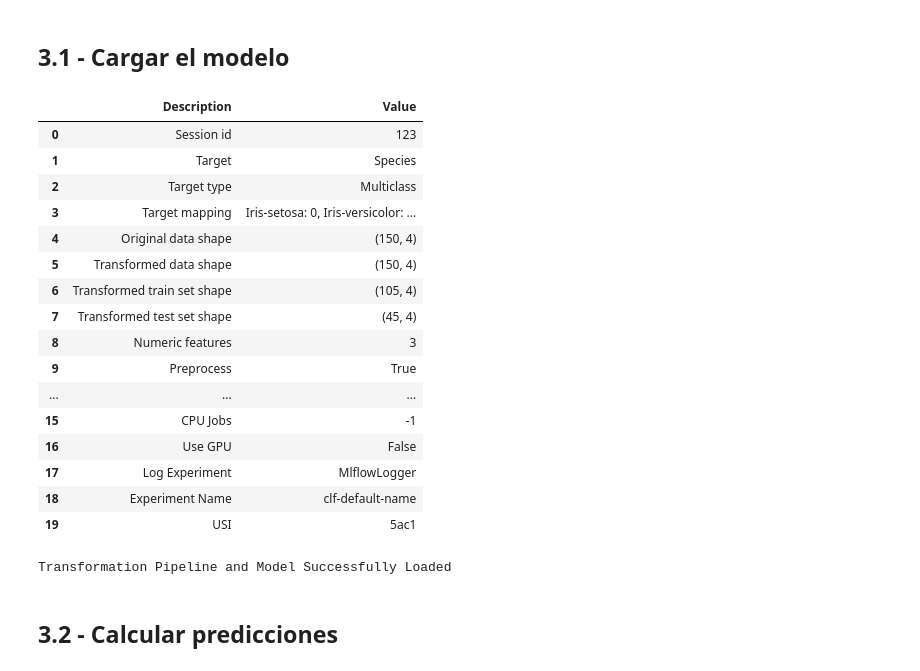
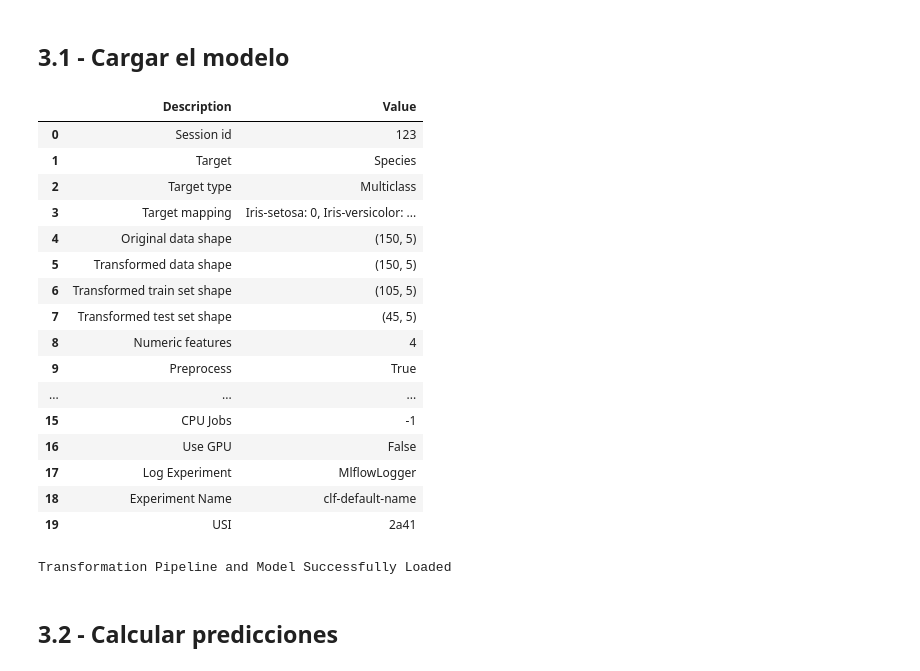
Before and after one commit to DelgadoPanadero/geekshub_mlops, a Jupyter notebook: 01_pycaret/01_iris_classifier/src/main.ipynb, the cells around one changed output. Drawn from its saved outputs; the diff is of its cells as text; code cells hidden in the pictures.

```diff
--- a/01_pycaret/01_iris_classifier/src/main.ipynb
+++ b/01_pycaret/01_iris_classifier/src/main.ipynb
@@ -186,31 +185,31 @@ Transformation Pipeline and Model Successfully Saved
 # %%
 experiment = ClassificationExperiment()
 
 experiment.setup(
-    data.drop('SepalWidthCm', axis=1),
+    data,
     target = 'Species',
     log_experiment = True,
     session_id = 123)
 
 model = experiment.load_model('iris_model')
 # %% [output]
 |  | Description | Value |
 | 0 | Session id | 123 |
 | 1 | Target | Species |
 | 2 | Target type | Multiclass |
 | 3 | Target mapping | Iris-setosa: 0, Iris-versicolor: ... |
-| 4 | Original data shape | (150, 4) |
-| 5 | Transformed data shape | (150, 4) |
-| 6 | Transformed train set shape | (105, 4) |
-| 7 | Transformed test set shape | (45, 4) |
-| 8 | Numeric features | 3 |
+| 4 | Original data shape | (150, 5) |
+| 5 | Transformed data shape | (150, 5) |
+| 6 | Transformed train set shape | (105, 5) |
+| 7 | Transformed test set shape | (45, 5) |
+| 8 | Numeric features | 4 |
 | 9 | Preprocess | True |
 | ... | ... | ... |
 | 15 | CPU Jobs | -1 |
 | 16 | Use GPU | False |
 | 17 | Log Experiment | MlflowLogger |
 | 18 | Experiment Name | clf-default-name |
-| 19 | USI | 5ac1 |
+| 19 | USI | 2a41 |
 Transformation Pipeline and Model Successfully Loaded
 # %% [markdown]
 ## 3.2 - Calcular predicciones
```
Also changed, not shown: parts of 10 cells of this notebook, 2 other files.
